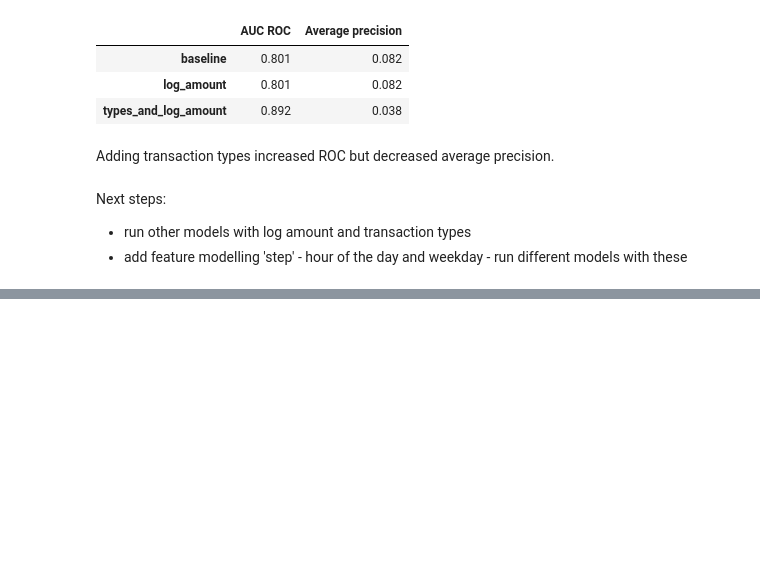
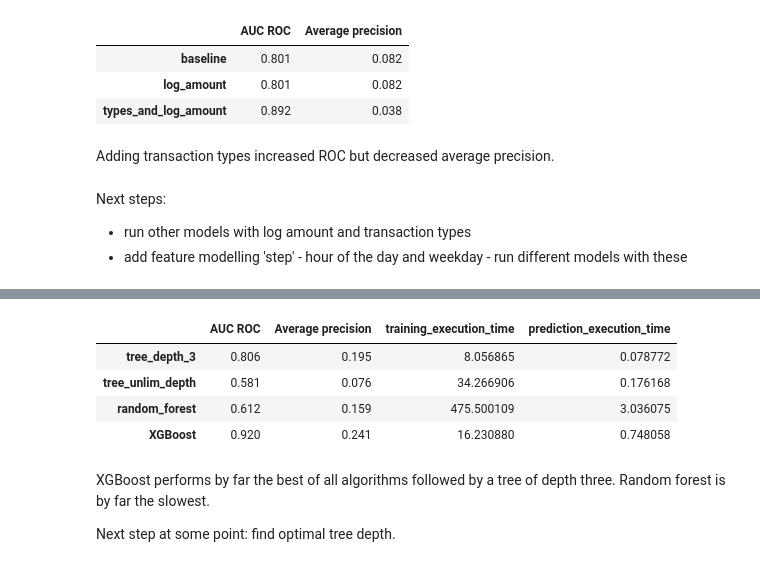
Before and after one commit to MonikaFu/paysim-fraud-detection, a Jupyter notebook: notebooks/model_building.ipynb, the cells around one changed output, grey strips where cells are left out. Saved outputs shown, nothing was run; the diff lists cells and outputs as text; code cells hidden in the pictures; blank space fills up the shorter version.

Commit message:
Test other models

```diff
--- a/notebooks/model_building.ipynb
+++ b/notebooks/model_building.ipynb
@@ -234,0 +240,8 @@ Next steps:
+# %%
+train_df_types = add_transation_type_dummies(train_df)
+test_df_types = add_transation_type_dummies(test_df)
+
+train_df_types = add_log_amount(train_df_types)
+test_df_types = add_log_amount(test_df_types)
+
+train_df_types.head(10)
@@ -234,0 +260,27 @@ Next steps:
+# %%
+classifiers_dictionary={'tree_depth_3':sklearn.tree.DecisionTreeClassifier(max_depth=3,random_state=0),
+                        'tree_unlim_depth':sklearn.tree.DecisionTreeClassifier(random_state=0),
+                        'random_forest':sklearn.ensemble.RandomForestClassifier(random_state=0,n_jobs=-1),
+                        'XGBoost':xgboost.XGBClassifier(random_state=0,n_jobs=-1),
+                       }
+input_features = ["log_amount", "type_CASH_OUT", "type_CASH_IN", "type_DEBIT", "type_PAYMENT", "type_TRANSFER"]
+
+fitted_models_and_predictions_dictionary={}
+
+for classifier_name in classifiers_dictionary:
+    model_and_predictions = fit_model_and_get_predictions(classifiers_dictionary[classifier_name], train_df_types, test_df_types, input_features=input_features, output_feature="isFraud")
+
+    fitted_models_and_predictions_dictionary[classifier_name] = model_and_predictions
+# %%
+performances_df = performance_assessment_model_collection(fitted_models_and_predictions_dictionary, transactions_df = test_df_types, type_set='test', output_feature="isFraud")
+performances_df
+# %% [output]
+|  | AUC ROC | Average precision | training_execution_time | prediction_execution_time |
+| tree_depth_3 | 0.806 | 0.195 | 8.056865 | 0.078772 |
+| tree_unlim_depth | 0.581 | 0.076 | 34.266906 | 0.176168 |
+| random_forest | 0.612 | 0.159 | 475.500109 | 3.036075 |
+| XGBoost | 0.920 | 0.241 | 16.230880 | 0.748058 |
+# %% [markdown]
+XGBoost performs by far the best of all algorithms followed by a tree of depth three. Random forest is by far the slowest.
+
+Next step at some point: find optimal tree depth.
```
Also changed, not shown: parts of 6 cells of this notebook, 2 other files.
